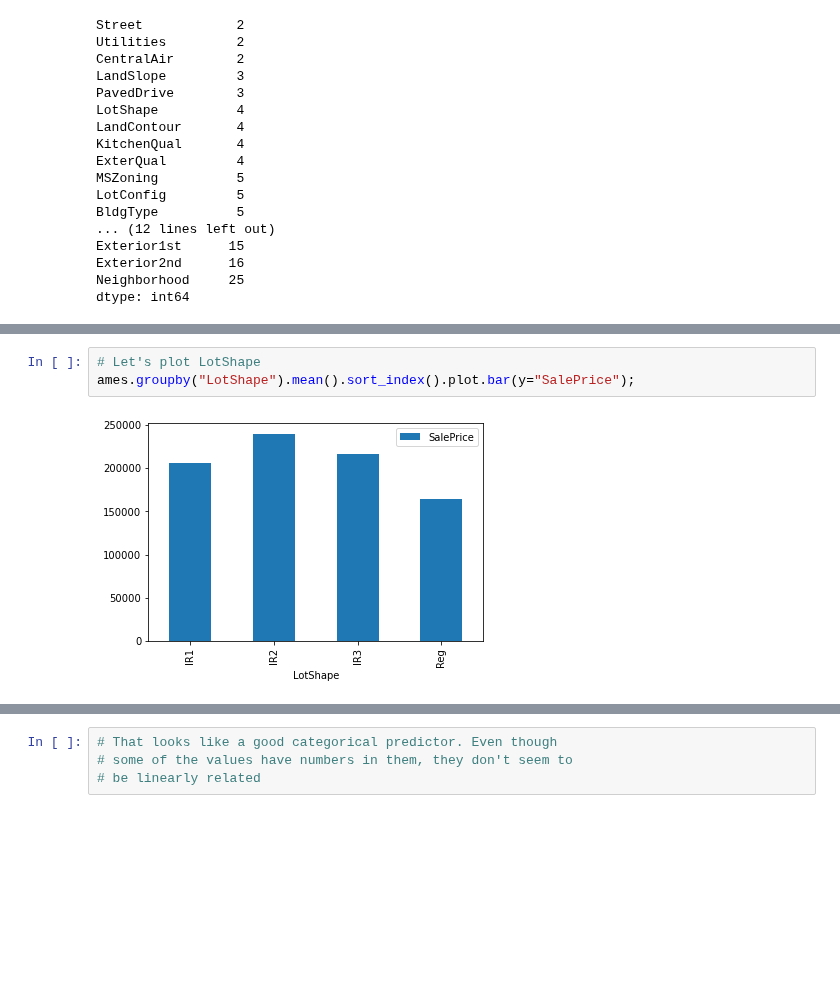
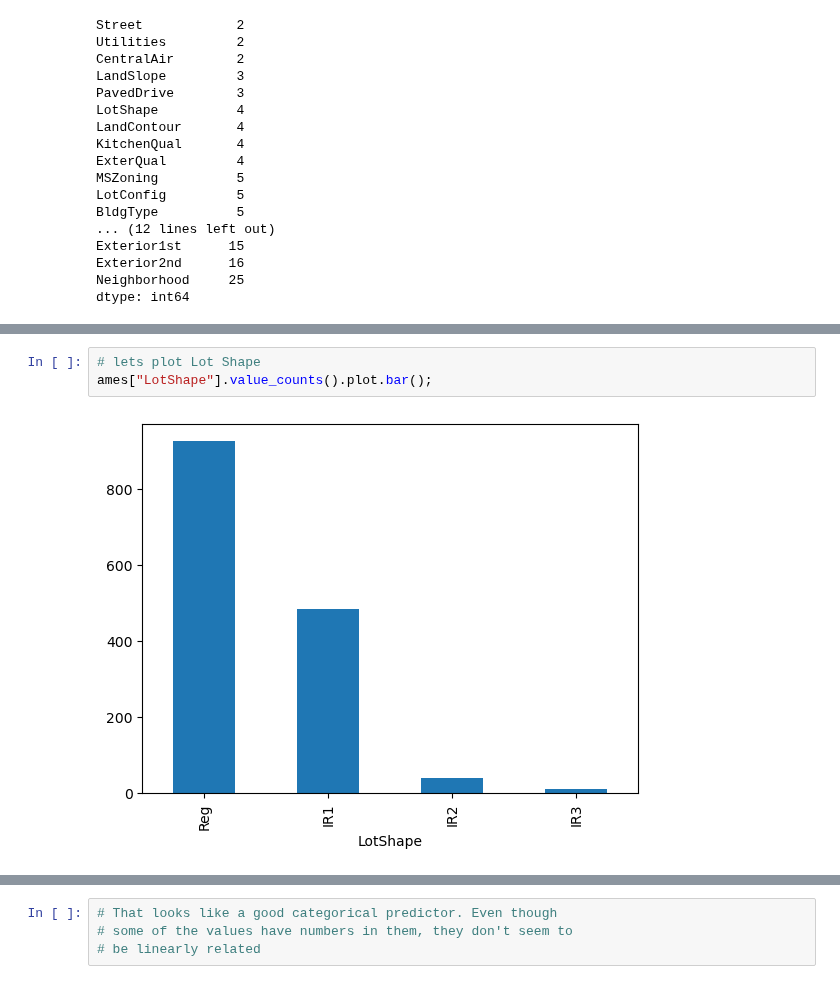
Before and after one commit to learn-co-curriculum/dsc-categorical-variables-regression-lab, a Jupyter notebook: index.ipynb, the cells around one changed output, grey strips where cells are left out. Saved outputs shown, nothing was run; the diff lists cells and outputs as text; blank space fills up the shorter version.

```diff
--- a/index.ipynb
+++ b/index.ipynb
@@ -190,5 +191,5 @@ Name: LotShape, dtype: int64
-# %%
-# Let's plot LotShape
-ames.groupby("LotShape").mean().sort_index().plot.bar(y="SalePrice");
-# %% [output]
-[figure, removed]
+# %%
+# lets plot Lot Shape
+ames["LotShape"].value_counts().plot.bar();
+# %% [output]
+[figure, added]
```
Also changed, not shown: parts of 15 cells of this notebook, 1 other file.
